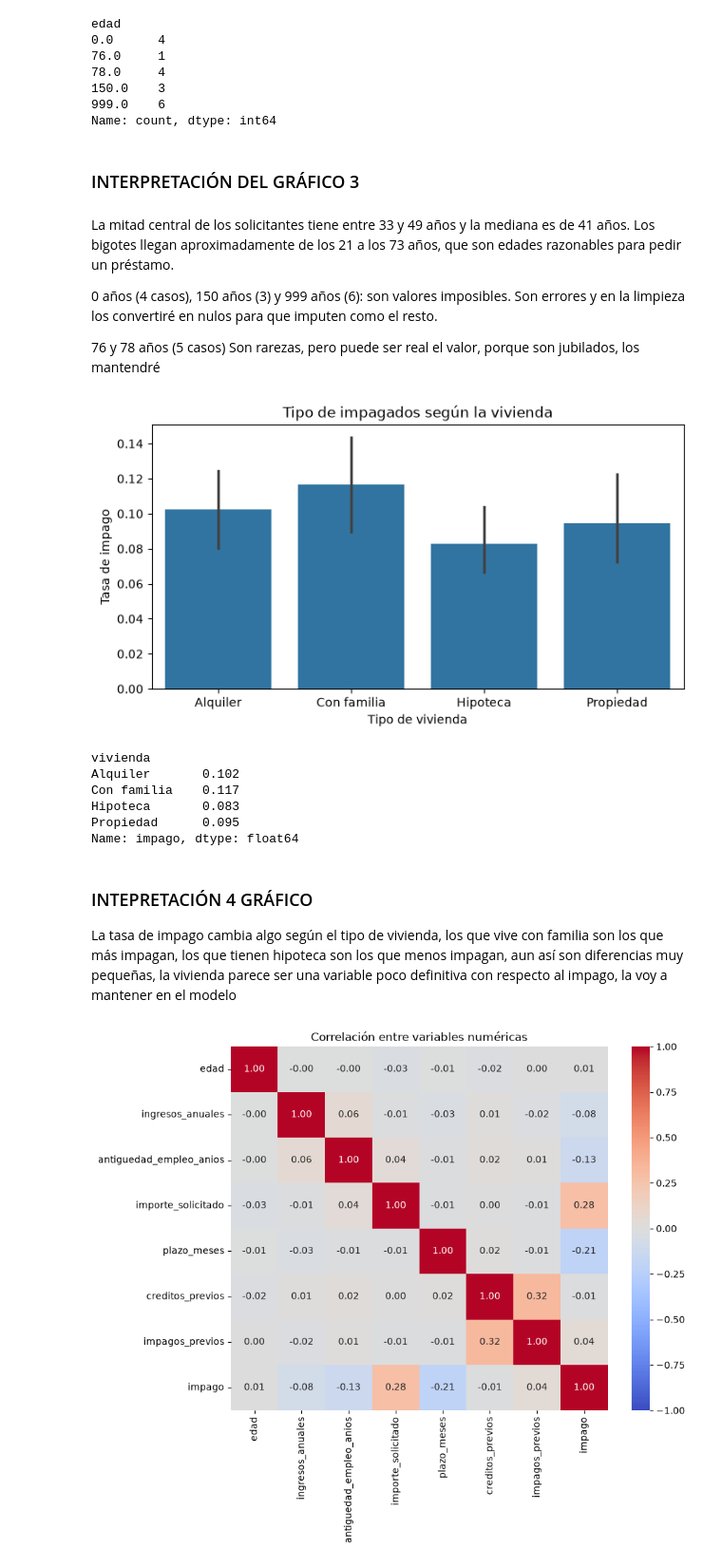
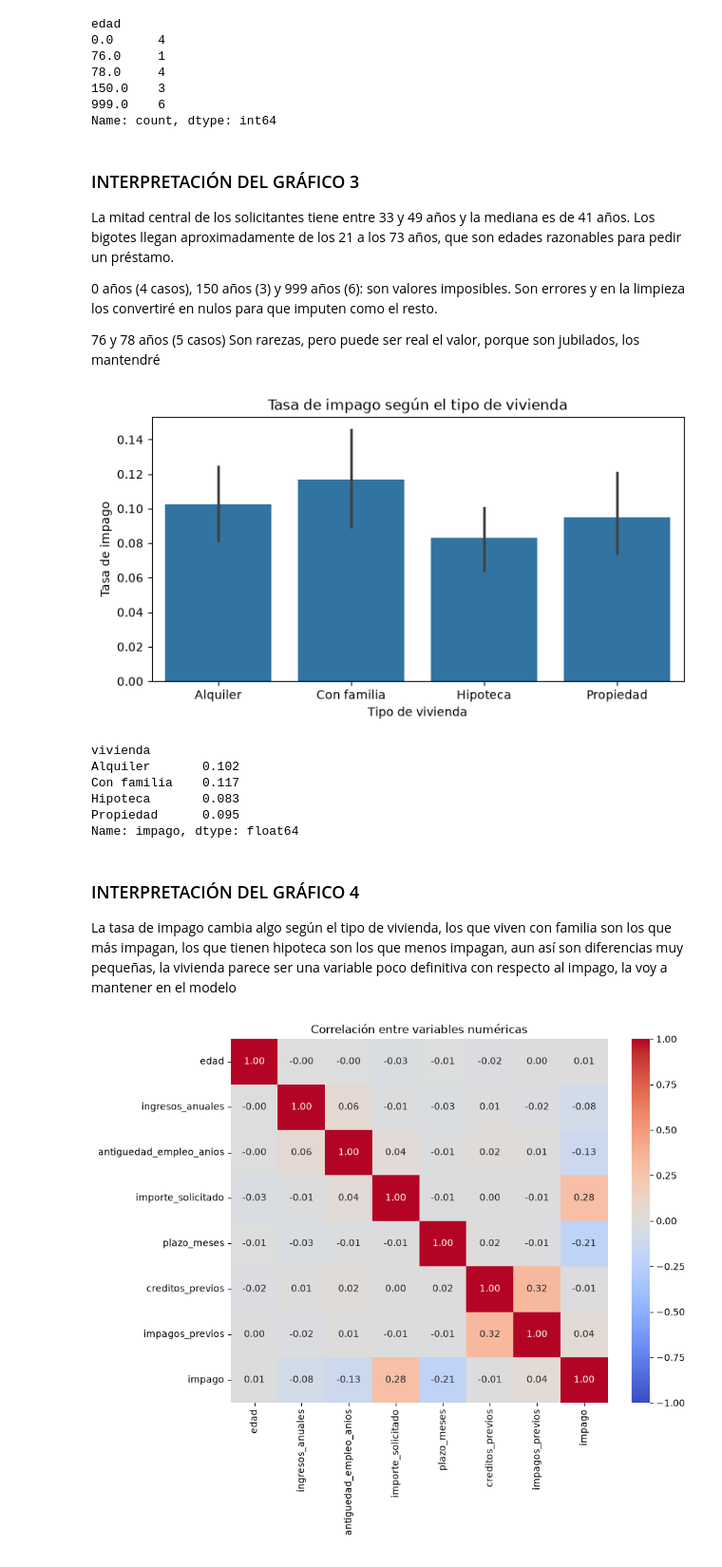
Before and after one commit to antonio-capel-dev/loan-default-risk, a Jupyter notebook: prestamos.ipynb, the cells around one changed output. Shown at 95% size. Cells and saved outputs as stored; diff of their text form; code cells hidden in the pictures.

```diff
--- a/prestamos.ipynb
+++ b/prestamos.ipynb
@@ -222,9 +222,9 @@ edad
 150.0    3
 999.0    6
 Name: count, dtype: int64
-# %% [markdown]
-### INTERPRETACIÓN DEL GRÁFICO 3
 # %% [markdown]
+### INTERPRETACIÓN DEL GRÁFICO 3
+
 La mitad central de los solicitantes tiene entre 33 y 49 años y la mediana es de 41 años. Los bigotes llegan aproximadamente de los 21 a los 73 años, que son edades razonables para pedir un préstamo.
 
 0 años (4 casos), 150 años (3) y 999 años (6): son valores imposibles. Son errores y en la limpieza los convertiré en nulos para que imputen como el resto.
@@ -233,12 +233,12 @@ La mitad central de los solicitantes tiene entre 33 y 49 años y la mediana es d
 # %%
 fig, ax = plt.subplots(figsize=(8, 4))
 sns.barplot(data=df, x="vivienda", y="impago", ax=ax)
-ax.set_title("Tipo de impagados según la vivienda")
+ax.set_title("Tasa de impago según el tipo de vivienda")
 ax.set_xlabel("Tipo de vivienda")
 ax.set_ylabel("Tasa de impago")
 plt.show()
 # %% [output]
-[figure, old version]
+[figure, new version]
 # %%
 df.groupby("vivienda")["impago"].mean().round(3)
 # %% [output]
@@ -249,9 +249,9 @@ Hipoteca       0.083
 Propiedad      0.095
 Name: impago, dtype: float64
 # %% [markdown]
-### INTEPRETACIÓN 4 GRÁFICO
+### INTERPRETACIÓN DEL GRÁFICO 4
 
-La tasa de impago cambia algo según el tipo de vivienda, los que vive con familia son los que más impagan, los que tienen hipoteca son los que menos impagan, aun así son diferencias muy pequeñas, la vivienda parece ser una variable poco definitiva con respecto al impago, la voy a mantener en el modelo
+La tasa de impago cambia algo según el tipo de vivienda, los que viven con familia son los que más impagan, los que tienen hipoteca son los que menos impagan, aun así son diferencias muy pequeñas, la vivienda parece ser una variable poco definitiva con respecto al impago, la voy a mantener en el modelo
 # %%
 fig, ax = plt.subplots(figsize=(9, 7))
 corr = df.select_dtypes("number").corr()
```
Also changed, not shown: parts of 13 cells of this notebook, 1 other file.
